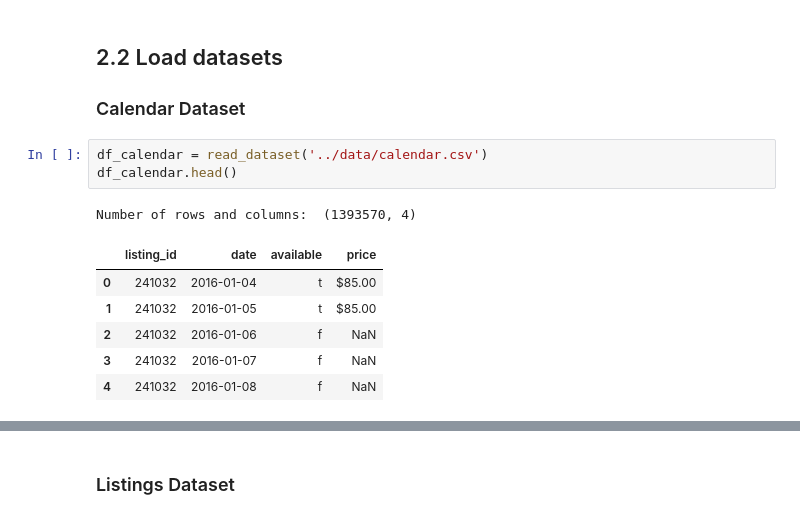
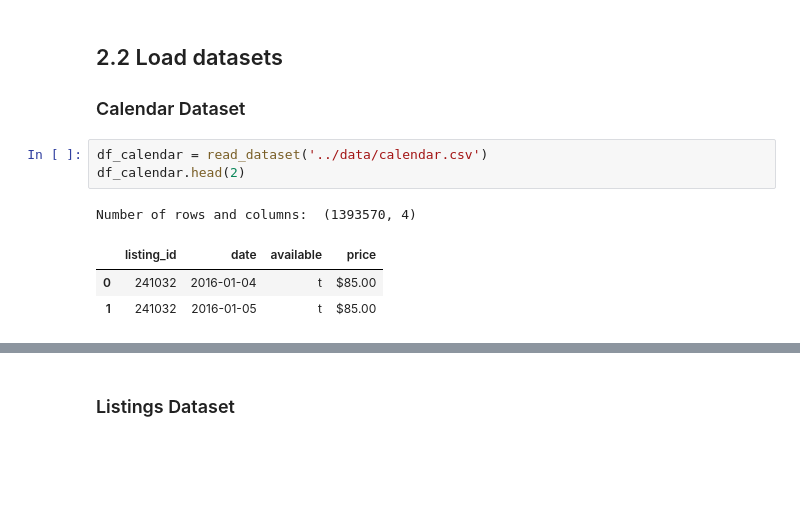
Before and after one commit to mafda/seattle_airbnb_data_analysis, a Jupyter notebook: src/seattle_airbnb_data_analysis.ipynb, the cells around one changed output, grey strips where cells are left out. Cells and saved outputs as stored; diff of their text form; blank space fills up the shorter version.

```diff
--- a/src/seattle_airbnb_data_analysis.ipynb
+++ b/src/seattle_airbnb_data_analysis.ipynb
@@ -223,15 +221,12 @@ def feeling_comments(df, feeling, samples):
 ### Calendar Dataset
 # %%
 df_calendar = read_dataset('../data/calendar.csv')
-df_calendar.head()
+df_calendar.head(2)
 # %% [output]
 Number of rows and columns:  (1393570, 4)
 |  | listing_id | date | available | price |
 | 0 | 241032 | 2016-01-04 | t | $85.00 |
 | 1 | 241032 | 2016-01-05 | t | $85.00 |
-| 2 | 241032 | 2016-01-06 | f | NaN |
-| 3 | 241032 | 2016-01-07 | f | NaN |
-| 4 | 241032 | 2016-01-08 | f | NaN |
 # %%
 get_null_col(df_calendar)
 # %% [output]
```
Also changed, not shown: parts of 18 cells of this notebook.
